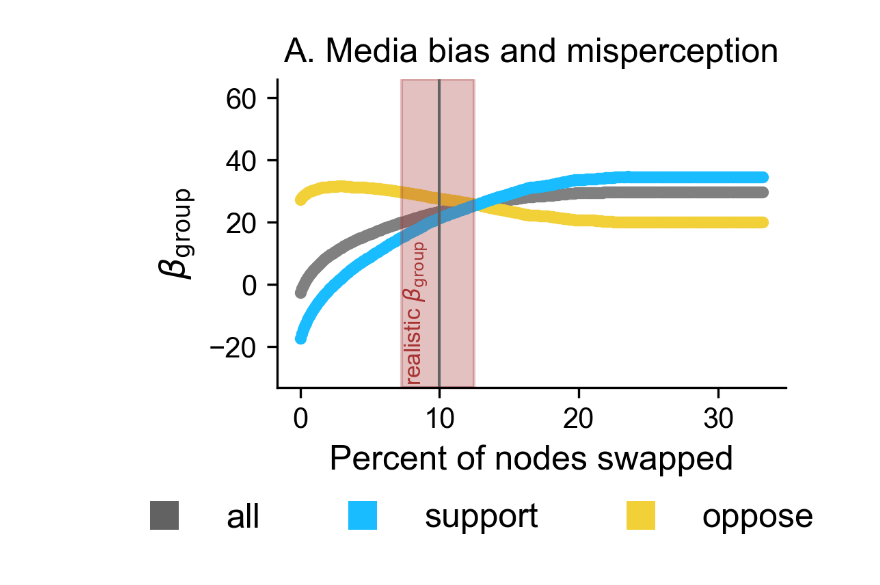
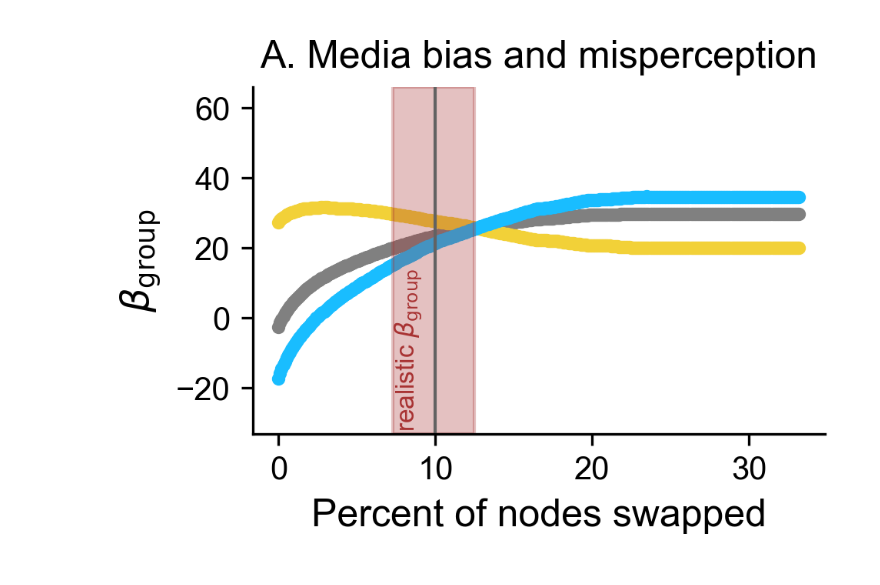
Before and after one commit to kathlandgren/climate-policy, a Jupyter notebook: network_simulations/02_homophily_with_swaps/03_generate_swap_figure.ipynb, the cells around one changed output. Cells and saved outputs as stored; diff of their text form; code cells hidden in the pictures.

Commit message:
update figure 3

```diff
--- a/network_simulations/02_homophily_with_swaps/03_generate_swap_figure.ipynb
+++ b/network_simulations/02_homophily_with_swaps/03_generate_swap_figure.ipynb
@@ -119,33 +119,33 @@ axes.set_xlabel('Percent of nodes swapped')
 plt.axvspan(x_with_beta_over_20, 12.5, color="#a83232", alpha=0.3, edgecolor=None)
 plt.axvline(x=10, color=greycolor, linestyle='-', linewidth=1)
 plt.text(7.3, -9, r"realistic $\beta_{\mathrm{group}}$", rotation=90, verticalalignment='center', fontsize=8, color="#a83232")
 
 
 axes.set_ylabel(r'$\beta_{\mathrm{group}}$')
     #axes[i].legend(loc='upper right')
 axes.set_ylim(-33,66)
 axes.set_xticks([0,10,20, 30])
 # axes.set_title('Seek out agreement with swaps'  +'\n (' + r'h='+f'{80 / 100})')
 # Add legend in the upper right of each subplot
 
 customize_plot(axis=axes)
 axes.set_title("A. Media bias and misperception")
 
 
 # Define custom legend handles with rectangular markers and no edges
 handles = [
     Line2D([0], [0], color='none', marker='s', markersize=10, label='all', markerfacecolor='#626262', markeredgewidth=0),
     Line2D([0], [0], color='none', marker='s', markersize=10, label='support', markerfacecolor='#19bdff', markeredgewidth=0),
     Line2D([0], [0], color='none', marker='s', markersize=10, label='oppose', markerfacecolor='#f2d138', markeredgewidth=0)
 ]
 
 # Create the legend with custom handles
-fig.legend(handles=handles, loc='lower center', bbox_to_anchor=(0.5, -0.1), ncol=3, frameon=False)
+#fig.legend(handles=handles, loc='lower center', bbox_to_anchor=(0.5, -0.1), ncol=3, frameon=False)
 
 # Adjust layout to prevent overlap
 plt.tight_layout()
-plt.savefig("../99_figures/single_panel_high_homophily_with_legend.pdf", format="pdf", bbox_inches="tight")
+plt.savefig("../99_figures/single_panel_high_homophily_without_legend.pdf", format="pdf", bbox_inches="tight")
 # Show the three-panel figure
 plt.show()
 # %% [output]
-[figure, old version]
+[figure, new version]
```
Also changed, not shown: parts of 1 cell of this notebook, 5 other files.
